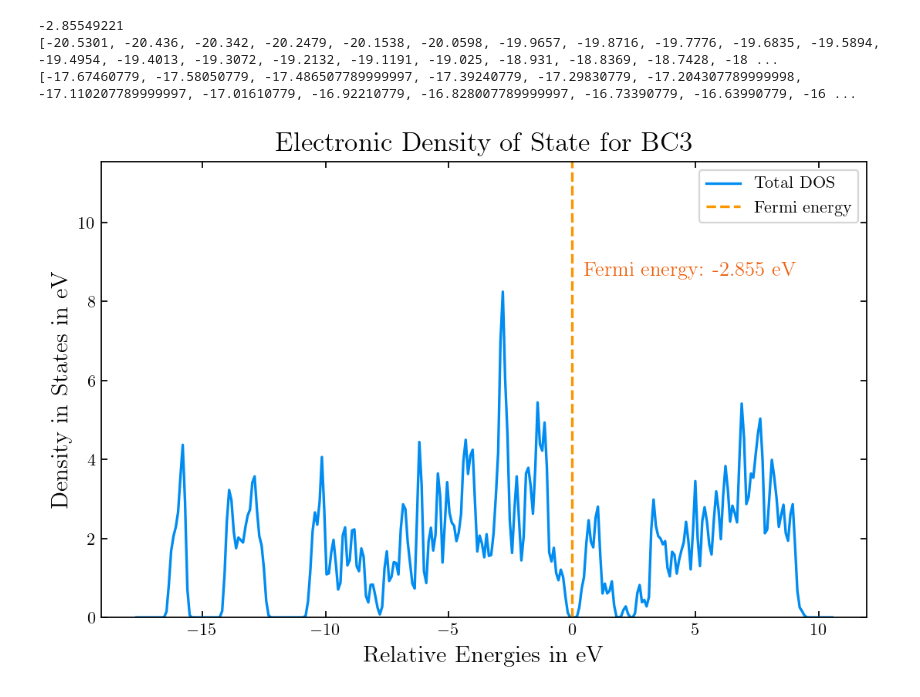
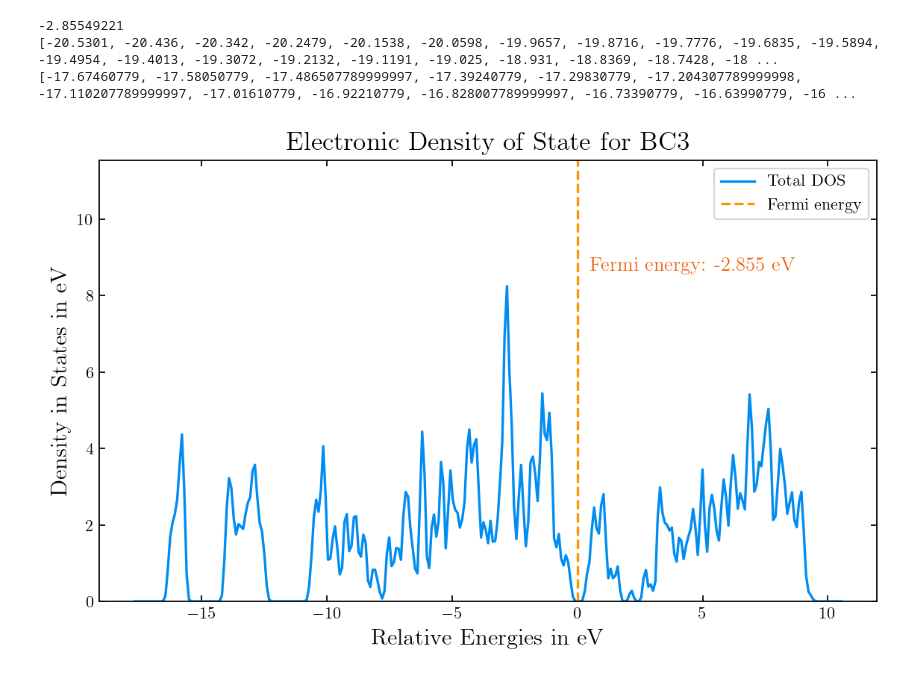
Before and after one commit to Photonico/CMP_Practice, a Jupyter notebook: VASP_g-BC3_20230526/Analysis.ipynb, the cells around one changed output. Cells and saved outputs as stored; diff of their text form; code cells hidden in the pictures.

```diff
--- a/VASP_g-BC3_20230526/Analysis.ipynb
+++ b/VASP_g-BC3_20230526/Analysis.ipynb
@@ -46,27 +46,27 @@ print (energies_shift)
 # %%
 # Import the necessary packages
 import matplotlib.pyplot as plt
 
 # Set up the specified style parameters
-plt.figure(dpi=160, figsize=(8.0,4.8))
+plt.figure(dpi=160, figsize=(8.4,4.8))
 params = {"text.usetex": True, "font.family": "serif", "mathtext.fontset": "cm", "axes.titlesize": 16, "axes.labelsize": 14, "figure.facecolor": "w"}
 plt.rcParams.update(params)
 plt.tick_params(direction="in", which="both", top=True, right=True, bottom=True, left=True)
 
 plt.title("Electronic Density of State for BC3"); plt.xlabel(r"Relative Energies in eV"); plt.ylabel(r"Density in States in eV")
 
 plt.plot(energies_shift, total_dos_list, c="#008CF0", label="Total DOS"); y_axis_top = max(total_dos_list)
 # plt.plot(energies_shift, integrated_dos_list, c="#8C64F0", label="Integrated DOS"); y_axis_top = max(max(total_dos_list), max(integrated_dos_list))
 
 # Plot Fermi energy as a vertical line
 plt.axvline(x=efermi-shift, linestyle="--", color="#FA9600", label="Fermi energy")
 
 # Add Fermi energy value to the plot
 fermi_energy_text = f"Fermi energy: {efermi:.3f} eV"
 plt.text(efermi-shift+0.5, y_axis_top*1.05, fermi_energy_text, fontsize=12, color="#F05F0A", rotation=0)
 
 plt.ylim(0, y_axis_top*1.4)
 plt.legend(loc="best")
 plt.show()
 # %% [output]
-[figure, old version]
+[figure, new version]
```
